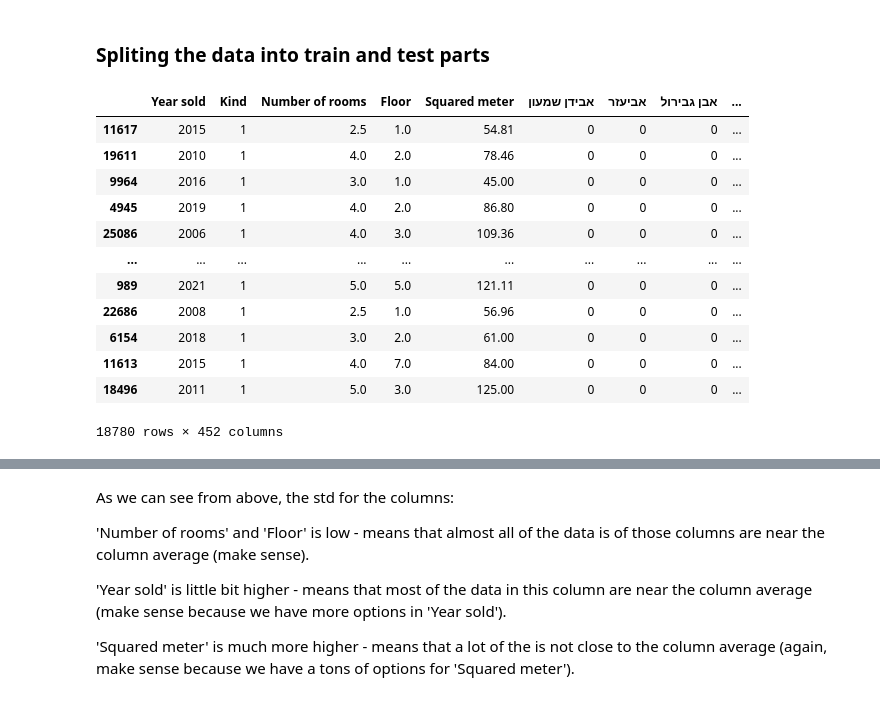
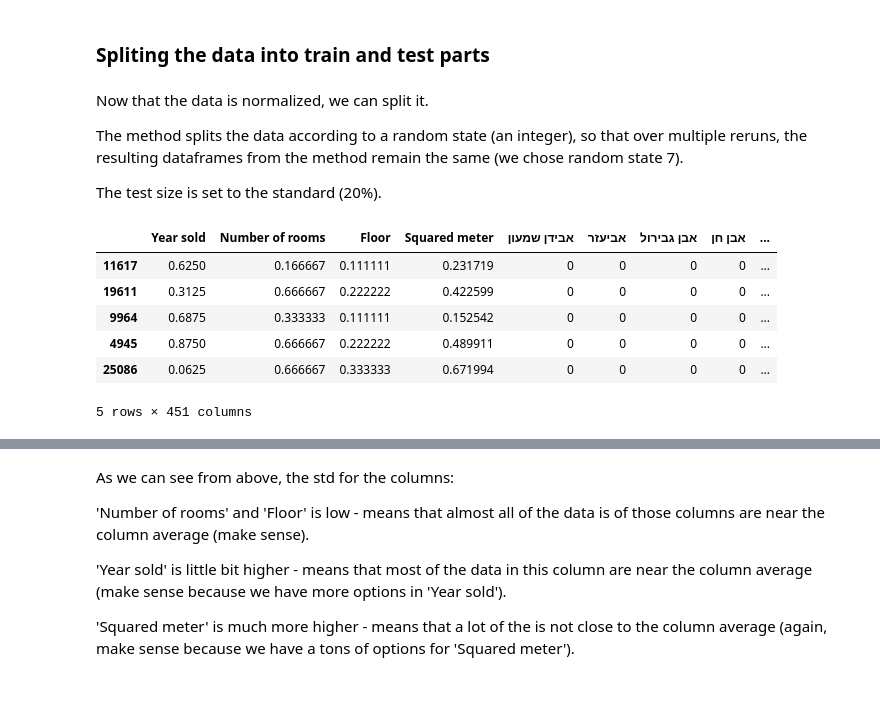
Before and after one commit to Matan-Shimon/Introduction-to-Data-Science-project, a Jupyter notebook: Regression.ipynb, the cells around one changed output, grey strips where cells are left out. Saved outputs shown, nothing was run; the diff lists cells and outputs as text; code cells hidden in the pictures.

```diff
--- a/Regression.ipynb
+++ b/Regression.ipynb
@@ -81,3 +95,4 @@ Replace text to integers in column 'Kind' by levels
 df["Kind"].replace({"דירה": "1", "דירה בבית קומות": "1"}, inplace=True)
 df["Kind"].replace({"דירת גן": "2"}, inplace=True)
 df["Kind"].replace({"דירת גג": "3", "דירת גג (פנטהאוז)": "3"}, inplace=True)
+df["Kind"] = df["Kind"].astype('int64')
@@ -136,3 +117,8 @@ df = df.loc[df['Floor'] < 10]
 df = df.loc[(df['Number of rooms'] >= 2) & (df['Number of rooms'] <= 5)]
 df = df.loc[df['Squared meter'] < 250]
 df = df.loc[df['Price'] < 10000000]
+# %%
+# The reason we did not clean the outliers of 'Kind', it's because it will keep us only with 1 value for 'Kind' (1).
+# This data didn't provide us a thing (make sense, because there is a column in the df that has only one value).
+# And therefore, we preffered to remove this column.
+df.pop('Kind')
@@ -207,25 +266,29 @@ df_with_street_dummies.head()
+# %%
+num_features = ['Year sold', 'Number of rooms', 'Floor', 'Squared meter']
+basic_scale = MinMaxScaler()
+df_with_street_dummies[num_features] = basic_scale.fit_transform(df_with_street_dummies[num_features])
 # %% [markdown]
 ### Spliting the data into train and test parts
+# %% [markdown]
+Now that the data is normalized, we can split it.
+
+The method splits the data according to a random state (an integer), so that over multiple reruns, the resulting dataframes from the method remain the same (we chose random state 7).
+
+The test size is set to the standard (20%).
 # %%
 prices = df_with_street_dummies['Price']
 data_without_prices = df_with_street_dummies.drop(['Price'],axis=1)
 X_train,X_test,y_train,y_test = train_test_split(data_without_prices, prices, test_size=0.2, random_state = 7)
 # %%
-X_train
+X_train.head()
 # %% [output]
-|  | Year sold | Kind | Number of rooms | Floor | Squared meter | אבידן שמעון | אביעזר | אבן גבירול | ... |
-| 11617 | 2015 | 1 | 2.5 | 1.0 | 54.81 | 0 | 0 | 0 | ... |
-| 19611 | 2010 | 1 | 4.0 | 2.0 | 78.46 | 0 | 0 | 0 | ... |
-| 9964 | 2016 | 1 | 3.0 | 1.0 | 45.00 | 0 | 0 | 0 | ... |
-| 4945 | 2019 | 1 | 4.0 | 2.0 | 86.80 | 0 | 0 | 0 | ... |
-| 25086 | 2006 | 1 | 4.0 | 3.0 | 109.36 | 0 | 0 | 0 | ... |
-| ... | ... | ... | ... | ... | ... | ... | ... | ... | ... |
-| 989 | 2021 | 1 | 5.0 | 5.0 | 121.11 | 0 | 0 | 0 | ... |
-| 22686 | 2008 | 1 | 2.5 | 1.0 | 56.96 | 0 | 0 | 0 | ... |
-| 6154 | 2018 | 1 | 3.0 | 2.0 | 61.00 | 0 | 0 | 0 | ... |
-| 11613 | 2015 | 1 | 4.0 | 7.0 | 84.00 | 0 | 0 | 0 | ... |
-| 18496 | 2011 | 1 | 5.0 | 3.0 | 125.00 | 0 | 0 | 0 | ... |
+|  | Year sold | Number of rooms | Floor | Squared meter | אבידן שמעון | אביעזר | אבן גבירול | אבן חן | ... |
+| 11617 | 0.6250 | 0.166667 | 0.111111 | 0.231719 | 0 | 0 | 0 | 0 | ... |
+| 19611 | 0.3125 | 0.666667 | 0.222222 | 0.422599 | 0 | 0 | 0 | 0 | ... |
+| 9964 | 0.6875 | 0.333333 | 0.111111 | 0.152542 | 0 | 0 | 0 | 0 | ... |
+| 4945 | 0.8750 | 0.666667 | 0.222222 | 0.489911 | 0 | 0 | 0 | 0 | ... |
+| 25086 | 0.0625 | 0.666667 | 0.333333 | 0.671994 | 0 | 0 | 0 | 0 | ... |
-18780 rows × 452 columns
+5 rows × 451 columns
 # %%
 X_train.describe()
 # %% [output]
```
Also changed, not shown: parts of 81 cells of this notebook.
